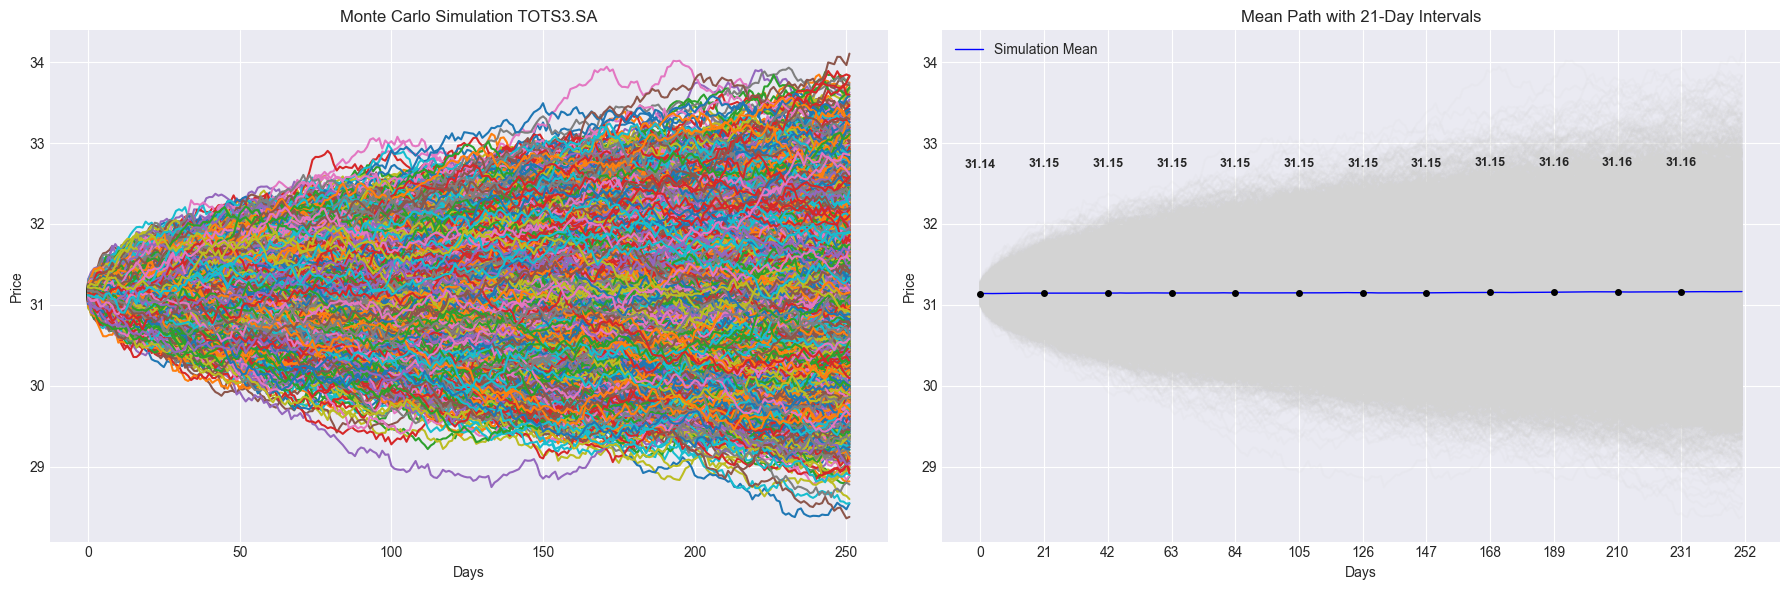
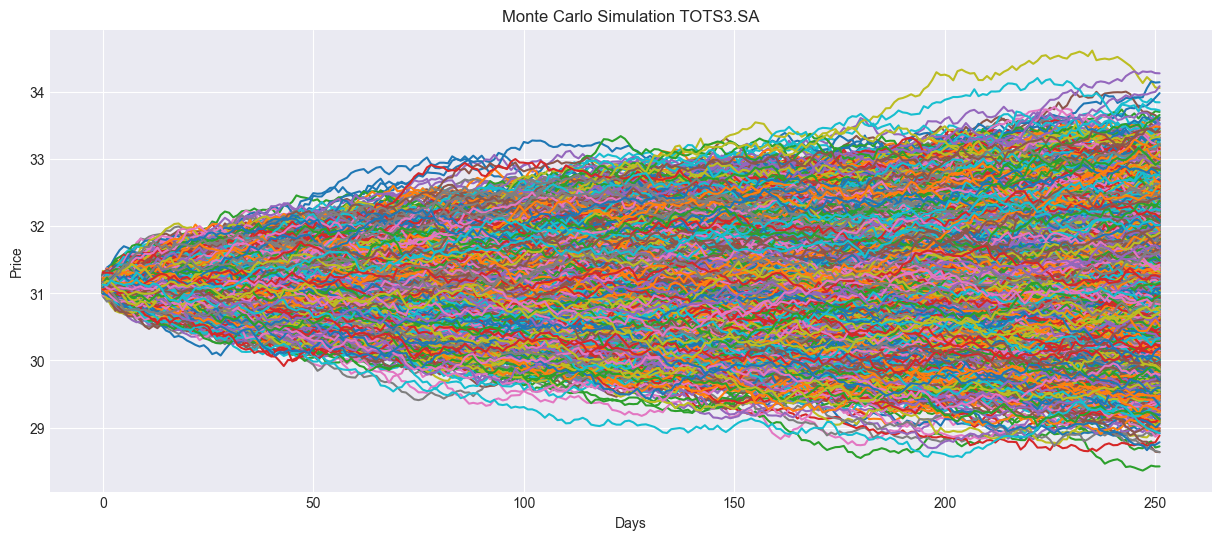
The notebook cell's code change between the first figure and the second:
--- before
+++ after
@@ -14,6 +14,5 @@
 mean_path = np.mean(paths, axis=1)
 
-fig, (ax1, ax2) = plt.subplots(1, 2, figsize=(18, 6))
-
+fig, ax1 = plt.subplots(figsize=(15, 6))
 ax1.plot(paths)
 ax1.set_xlabel('Days')
@@ -21,20 +20,9 @@
 ax1.set_title(f'Monte Carlo Simulation {ticker}')
 
-ax2.plot(paths, color='lightgray', alpha=0.1)
-ax2.plot(mean_path, color='blue', linewidth=1, label='Simulation Mean')
-
 interval = 21
 for day in range(0, days, interval):
     val_at_day = mean_path[day]
-    ax2.plot(day, val_at_day, 'ko', markersize=4)
-    ax2.text(day, val_at_day * 1.05, f'{val_at_day:.2f}', fontsize=9, fontweight='bold', ha='center')
 
-ax2.set_xticks(range(0, days + 1, interval))
-ax2.set_xlabel('Days')
-ax2.set_ylabel('Price')
-ax2.set_title(f'Mean Path with 21-Day Intervals')
-ax2.legend()
-
-plt.tight_layout()
+# plt.tight_layout()
 plt.style.use('seaborn-v0_8-darkgrid')
 plt.show()

Commit: Add files via upload